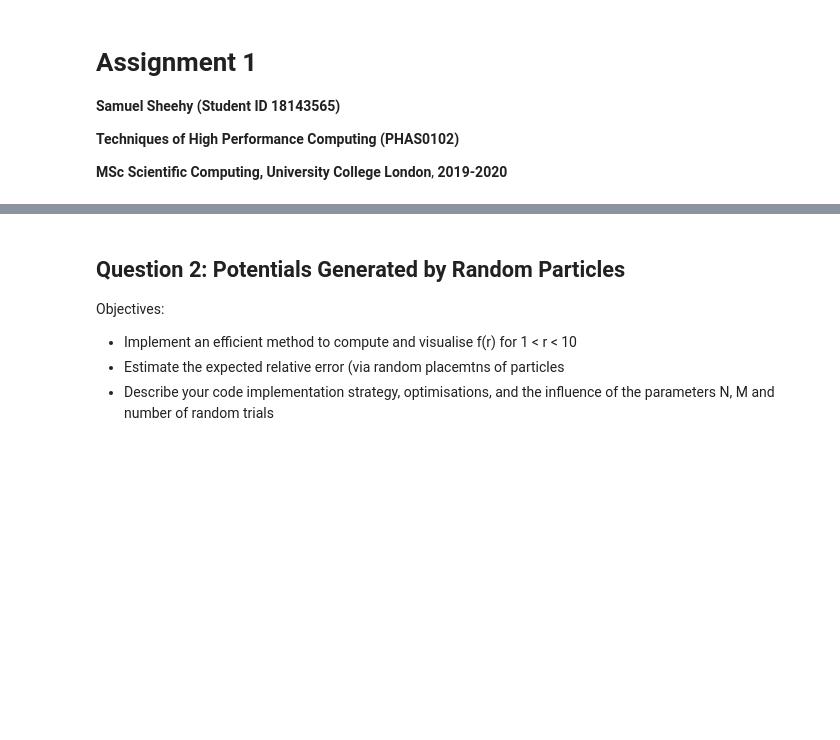
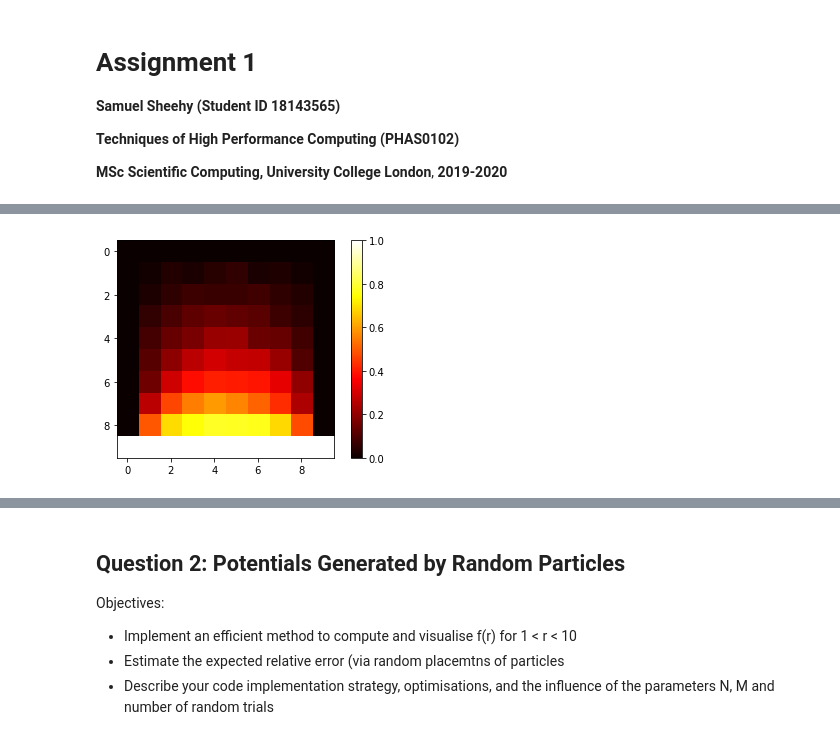
Before and after one commit to sheeshee/High-Performance-Computing-Coursework, a Jupyter notebook: Assignment 1/Assignment 1 Submission.ipynb, the cells around one changed output, grey strips where cells are left out. Cells and saved outputs as stored; diff of their text form; code cells hidden in the pictures; blank space fills up the shorter version.

```diff
--- a/Assignment 1/Assignment 1 Submission.ipynb
+++ b/Assignment 1/Assignment 1 Submission.ipynb
@@ -306 +176,8 @@ show_success_map(results)
+# %%
+size = 25
+iterations = 1000
+results = measure_success(iterations, size)
+show_success_map(results)
+# %% [output]
+[figure, added]
 # %%
```
Also changed, not shown: parts of 18 cells of this notebook, 1 other file.
